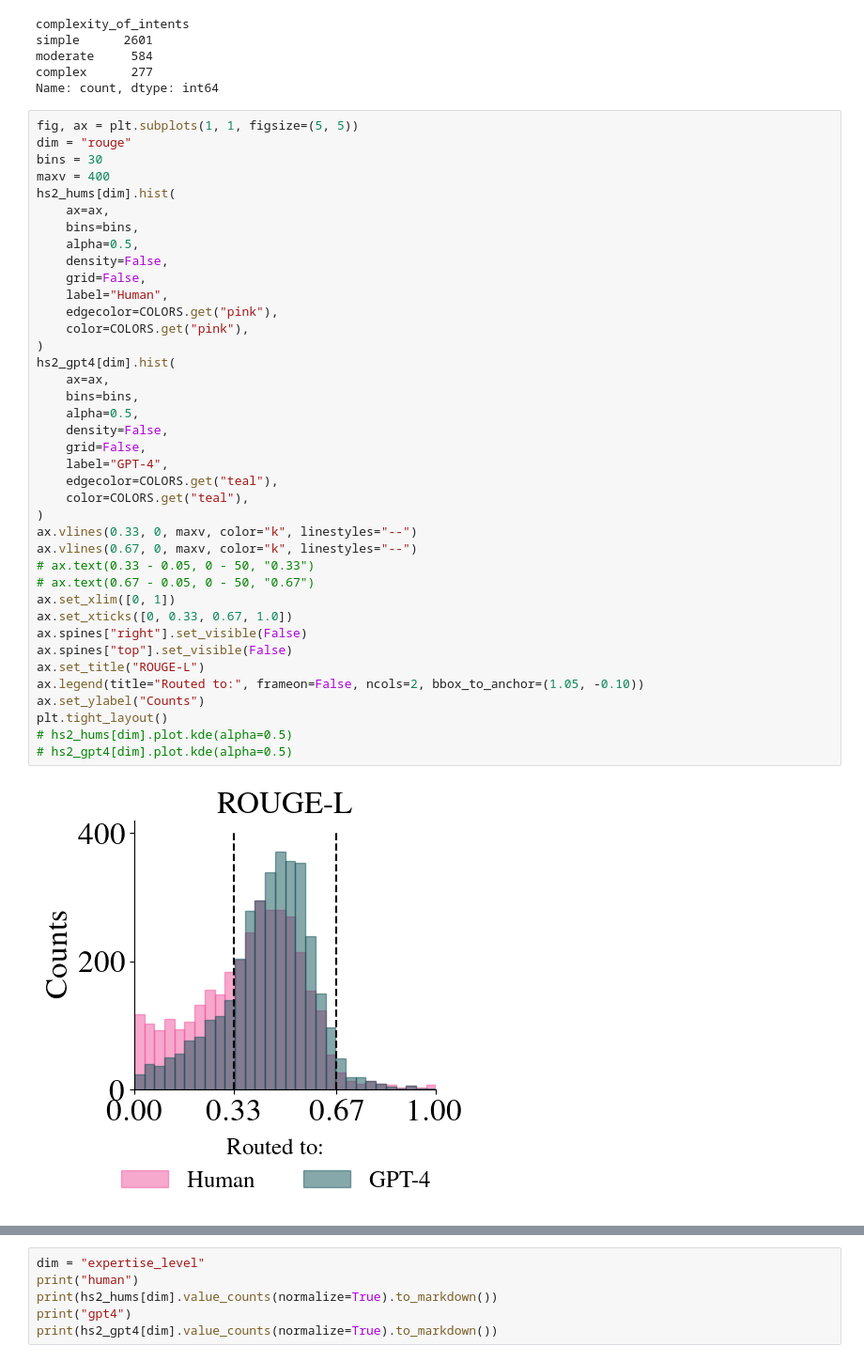
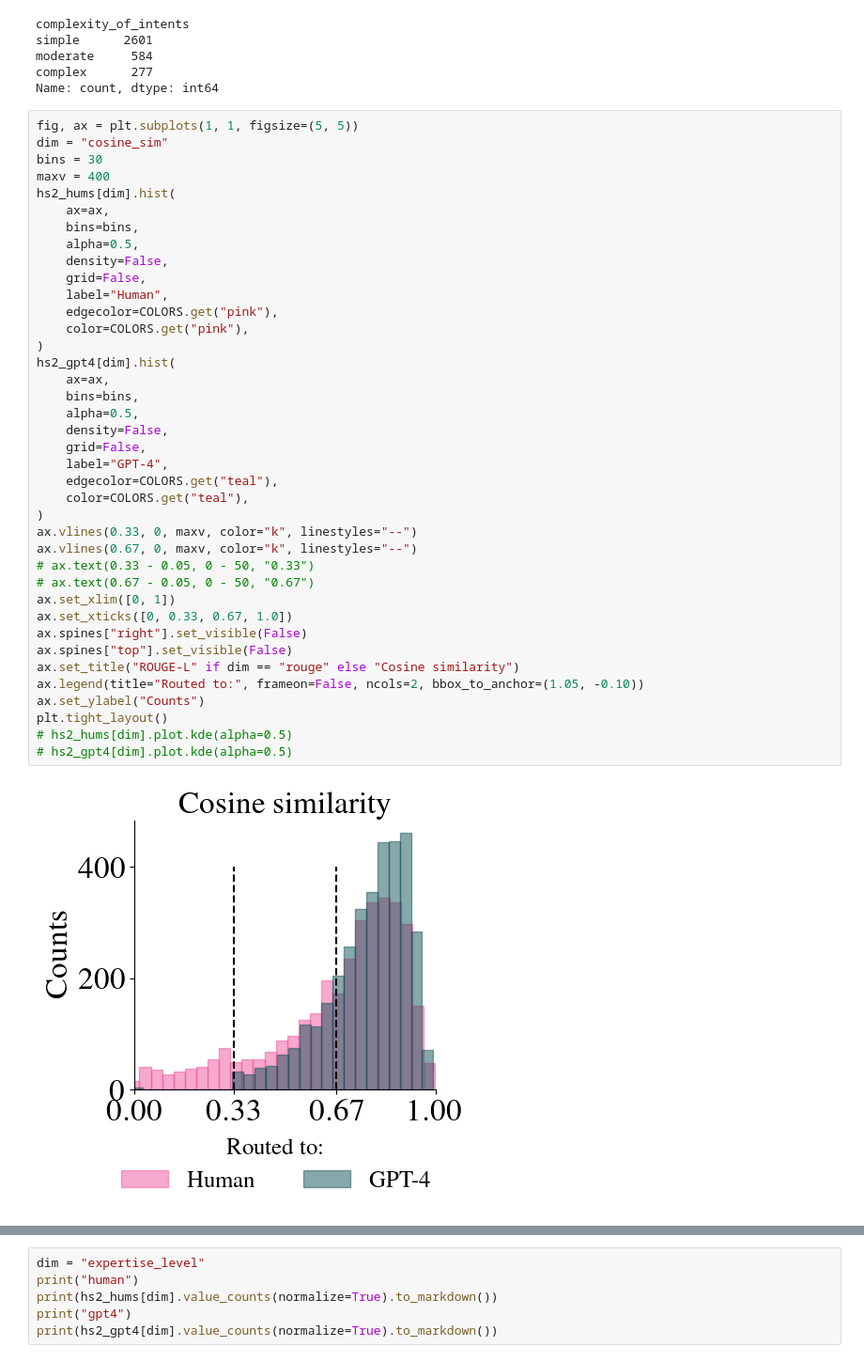
Before and after one commit to allenai/hybrid-preferences, a Jupyter notebook: notebooks/2024-10-01-hs2-analysis/2024-10-01-hs2-analysis.ipynb, the cells around one changed output, grey strips where cells are left out. Shown at 94% size. Cells and saved outputs as stored; diff of their text form.

```diff
--- a/notebooks/2024-10-01-hs2-analysis/2024-10-01-hs2-analysis.ipynb
+++ b/notebooks/2024-10-01-hs2-analysis/2024-10-01-hs2-analysis.ipynb
@@ -226,7 +232,7 @@ complex      277
 Name: count, dtype: int64
 # %%
 fig, ax = plt.subplots(1, 1, figsize=(5, 5))
-dim = "rouge"
+dim = "cosine_sim"
 bins = 30
 maxv = 400
 hs2_hums[dim].hist(
@@ -236,32 +242,32 @@ hs2_hums[dim].hist(
     density=False,
     grid=False,
     label="Human",
     edgecolor=COLORS.get("pink"),
     color=COLORS.get("pink"),
 )
 hs2_gpt4[dim].hist(
     ax=ax,
     bins=bins,
     alpha=0.5,
     density=False,
     grid=False,
     label="GPT-4",
     edgecolor=COLORS.get("teal"),
     color=COLORS.get("teal"),
 )
 ax.vlines(0.33, 0, maxv, color="k", linestyles="--")
 ax.vlines(0.67, 0, maxv, color="k", linestyles="--")
 # ax.text(0.33 - 0.05, 0 - 50, "0.33")
 # ax.text(0.67 - 0.05, 0 - 50, "0.67")
 ax.set_xlim([0, 1])
 ax.set_xticks([0, 0.33, 0.67, 1.0])
 ax.spines["right"].set_visible(False)
 ax.spines["top"].set_visible(False)
-ax.set_title("ROUGE-L")
+ax.set_title("ROUGE-L" if dim == "rouge" else "Cosine similarity")
 ax.legend(title="Routed to:", frameon=False, ncols=2, bbox_to_anchor=(1.05, -0.10))
 ax.set_ylabel("Counts")
 plt.tight_layout()
 # hs2_hums[dim].plot.kde(alpha=0.5)
 # hs2_gpt4[dim].plot.kde(alpha=0.5)
 # %% [output]
-[figure, old version]
+[figure, new version]
```
Also changed, not shown: parts of 6 cells of this notebook.
